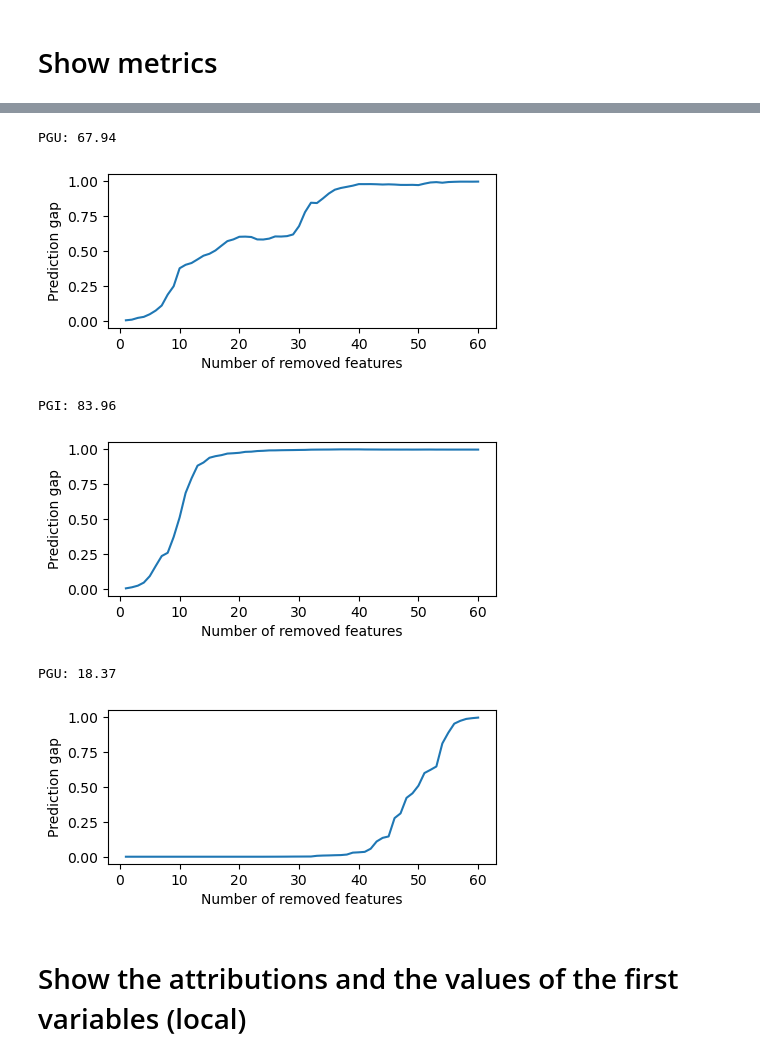
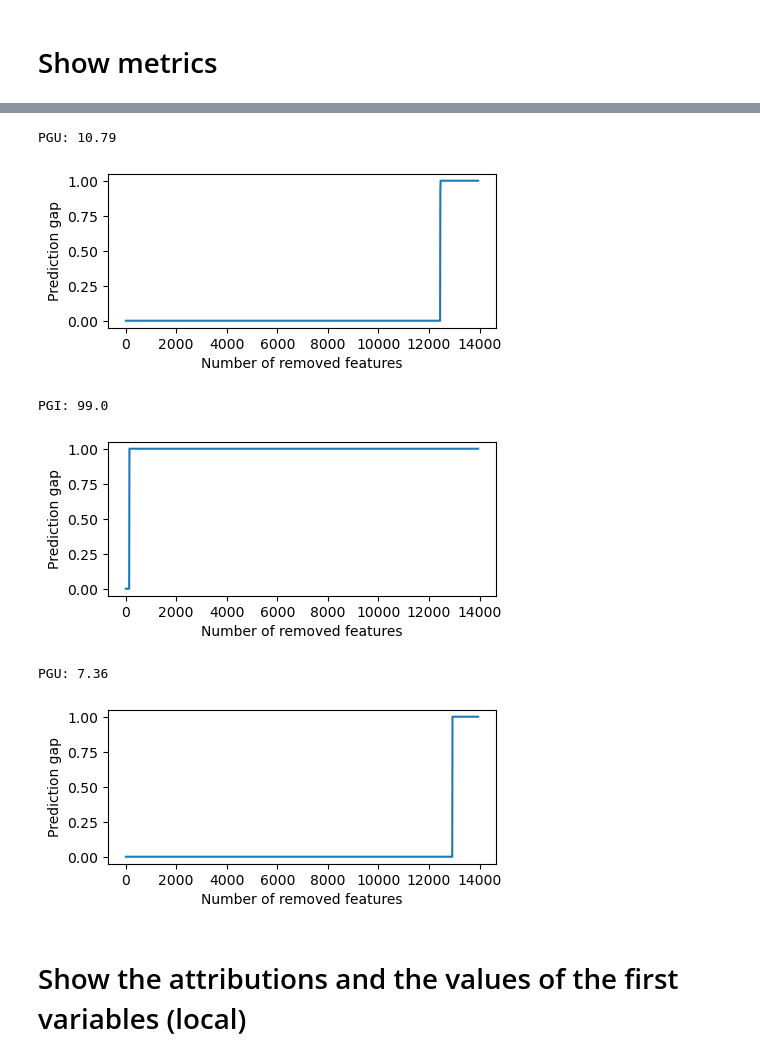
Before and after one commit to mbonto/XAI_in_genomics, a Jupyter notebook: Visualisation/visualise_explainability_metrics.ipynb, the cells around one changed output, grey strips where cells are left out. Drawn from its saved outputs; the diff is of its cells as text; code cells hidden in the pictures.

```diff
--- a/Visualisation/visualise_explainability_metrics.ipynb
+++ b/Visualisation/visualise_explainability_metrics.ipynb
@@ -19,9 +19,9 @@ from XAI_method import *
 from XAI_interpret import prediction_gap_for_an_example, get_features_order
 # %%
 # Arguments
-name = "demo"
+name = "BRCA"
 normalize_data = True
-model_name = 'MLP'
+model_name = 'LR'
 exp = 1
 XAI_method = "Integrated_Gradients"
 set_name = 'train'
@@ -68,8 +70,9 @@ assert np.array_equal(y_pred, y)
 # Load model
 device = torch.device('cpu')
 softmax = True
-n_layer, n_hidden_feat = get_hyperparameters(name, model_name)
-model = load_model(model_name, n_feat, n_class, softmax, device, save_path, n_layer, n_hidden_feat)
+n_layer, n_hidden_feat, graph_name = get_hyperparameters(name, model_name)
+model = load_model(model_name, n_feat, n_class, softmax, device, save_path, n_layer,
+                   n_hidden_feat, graph_name)
 
 # Parameters
 checkpoint = torch.load(os.path.join(save_path, os.path.join(model_name, f"exp_{exp}"), 'checkpoint.pt'))
@@ -153,53 +153,59 @@ PGI: 28.69
 # %%
-gap = 1
-local_ordering = np.argsort(X[rand_ex].reshape(1, -1), axis=1)
+gap = 10
+local_ordering = np.argsort(attr[rand_ex].reshape(1, -1), axis=1)
 transform = None
 PG, curve = prediction_gap_for_an_example(model, torch.tensor(X[rand_ex].reshape(1, -1), dtype=torch.float32),
-                                          y[rand_ex], transform,
-                                          attr[rand_ex].reshape(1, -1), gap,
+                                          y[rand_ex], transform, gap,
                                           torch.tensor(baseline), local_ordering)
 print("PGU:", np.round(PG * 100, 2))
 plt.figure(figsize=(5, 2))
-plt.plot((np.arange(curve.shape[0]) + 1), curve)
+if n_feat % gap == 0:
+    plt.plot(np.arange(1, len(curve) + 1) * gap, curve)
+else:
+    plt.plot(np.concatenate((np.arange(1, len(curve)) * gap, np.array([n_feat]))), curve)
 plt.ylim(-0.05, 1.05)
 plt.ylabel("Prediction gap")
 plt.xlabel("Number of removed features")
 plt.show()
 # %% [output]
-PGU: 67.94
+PGU: 10.79
-[figure, old version]
+[figure, new version]
 # %%
 global_ordering = get_features_order(attr, _type="sum_decreasing").reshape(1, -1)
 PG, curve = prediction_gap_for_an_example(model, torch.tensor(X[rand_ex].reshape(1, -1), dtype=torch.float32),
-                                          y[rand_ex], transform,
-                                          attr[rand_ex].reshape(1, -1), gap,
+                                          y[rand_ex], transform, gap,
                                           torch.tensor(baseline), global_ordering)
 print("PGI:", np.round(PG * 100, 2))
 plt.figure(figsize=(5, 2))
-plt.plot((np.arange(curve.shape[0]) + 1), curve)
+if n_feat % gap == 0:
+    plt.plot(np.arange(1, len(curve) + 1) * gap, curve)
+else:
+    plt.plot(np.concatenate((np.arange(1, len(curve)) * gap, np.array([n_feat]))), curve)
 plt.ylim(-0.05, 1.05)
 plt.ylabel("Prediction gap")
 plt.xlabel("Number of removed features")
 plt.show()
 # %% [output]
-PGI: 83.96
+PGI: 99.0
-[figure, old version]
+[figure, new version]
 # %%
 global_ordering = get_features_order(attr, _type="sum_increasing").reshape(1, -1)
 PG, curve = prediction_gap_for_an_example(model, torch.tensor(X[rand_ex].reshape(1, -1), dtype=torch.float32),
-                                          y[rand_ex], transform,
-                                          attr[rand_ex].reshape(1, -1), gap,
+                                          y[rand_ex], transform, gap,
                                           torch.tensor(baseline), global_ordering)
 print("PGU:", np.round(PG * 100, 2))
 plt.figure(figsize=(5, 2))
-plt.plot((np.arange(curve.shape[0]) + 1), curve)
+if n_feat % gap == 0:
+    plt.plot(np.arange(1, len(curve) + 1) * gap, curve)
+else:
+    plt.plot(np.concatenate((np.arange(1, len(curve)) * gap, np.array([n_feat]))), curve)
 plt.ylim(-0.05, 1.05)
 plt.ylabel("Prediction gap")
 plt.xlabel("Number of removed features")
 plt.show()
 # %% [output]
-PGU: 18.37
+PGU: 7.36
-[figure, old version]
+[figure, new version]
 # %% [markdown]
 # Show the attributions and the values of the first variables (local)
 # %%
```
Also changed, not shown: parts of 8 cells of this notebook, 31 other files.
